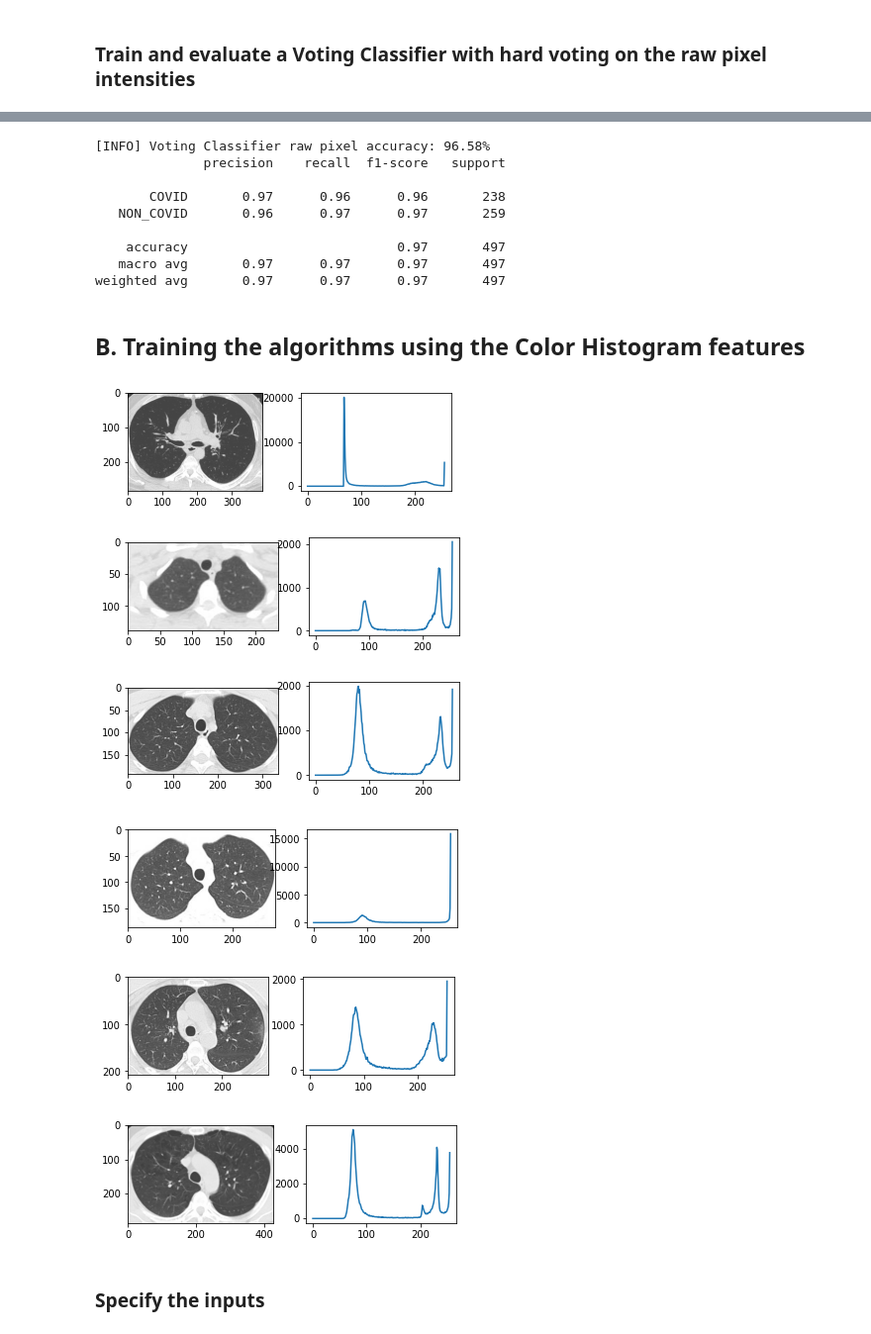
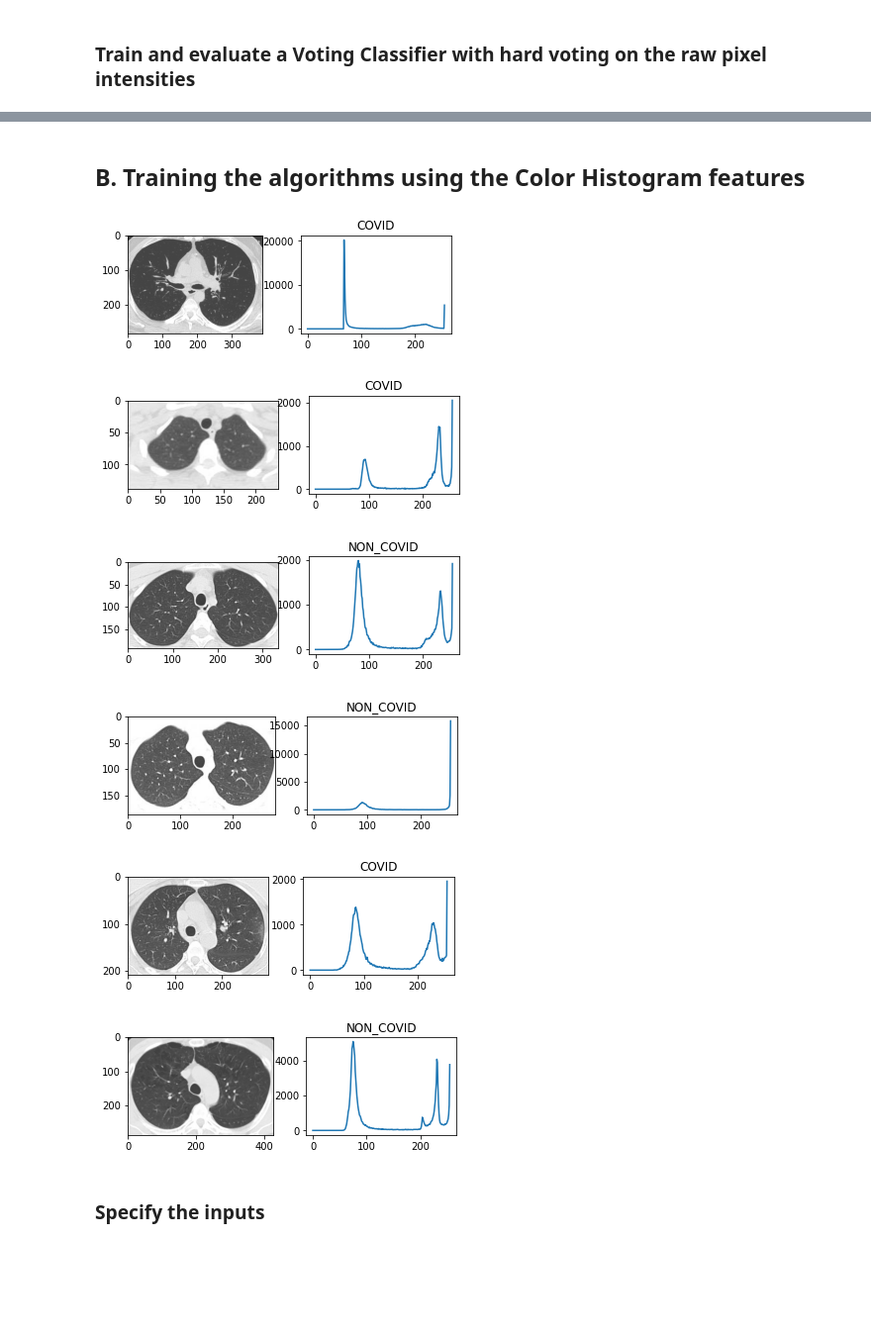
Before and after one commit to alfayoumy/COVID19-Detection, a Jupyter notebook: COVID19-CT.ipynb, the cells around one changed output, grey strips where cells are left out. Shown at 99% size. Drawn from its saved outputs; the diff is of its cells as text; code cells hidden in the pictures; blank space fills up the shorter version.

```diff
--- a/COVID19-CT.ipynb
+++ b/COVID19-CT.ipynb
@@ -158,6 +216,8 @@ for (i, imagePath) in enumerate(imagePaths):
     img = cv2.imread(imagePath)
     img = cv2.cvtColor(img, cv2.COLOR_BGR2GRAY)
     img = cv2.resize(img, (60, 60))
+    label = imagePath.split(os.path.sep)[-1].split(".")[0]
     plt.imshow(img)
+    plt.title(label)
     plt.show()
 # %% [output]
@@ -338,35 +437,23 @@ y_pred = vot_hard.predict(X_test)
-# %%
-acc = vot_hard.score(X_test, y_test)
-print("[INFO] Voting Classifier raw pixel accuracy: {:.2f}%".format(acc * 100))
-print(classification_report(y_test, y_pred))
-# %% [output]
-[INFO] Voting Classifier raw pixel accuracy: 96.58%
-              precision    recall  f1-score   support
-
-       COVID       0.97      0.96      0.96       238
-   NON_COVID       0.96      0.97      0.97       259
-
-    accuracy                           0.97       497
-   macro avg       0.97      0.97      0.97       497
-weighted avg       0.97      0.97      0.97       497
 # %% [markdown]
 ## B. Training the algorithms using the Color Histogram features
 # %%
 imagePaths = list(paths.list_images("Images-processed/"))
 for (i, imagePath) in enumerate(imagePaths):
     if i>= 6: break
     img = cv2.imread(imagePath)
     hist_full = cv2.calcHist([img],[0],None,[256],[0,256])
     plt.subplot(221), plt.imshow(img, 'gray')
     plt.subplot(222), plt.plot(hist_full)
+    label = imagePath.split(os.path.sep)[-1].split(".")[0]
+    plt.title(label)
     plt.show()
 # %% [output]
-[figure, old version]
+[figure, new version]
-[figure, old version]
+[figure, new version]
-[figure, old version]
+[figure, new version]
-[figure, old version]
+[figure, new version]
-[figure, old version]
+[figure, new version]
-[figure, old version]
+[figure, new version]
 # %% [markdown]
 ### Specify the inputs
 # %%
```
Also changed, not shown: parts of 89 cells of this notebook, 3 other files.
